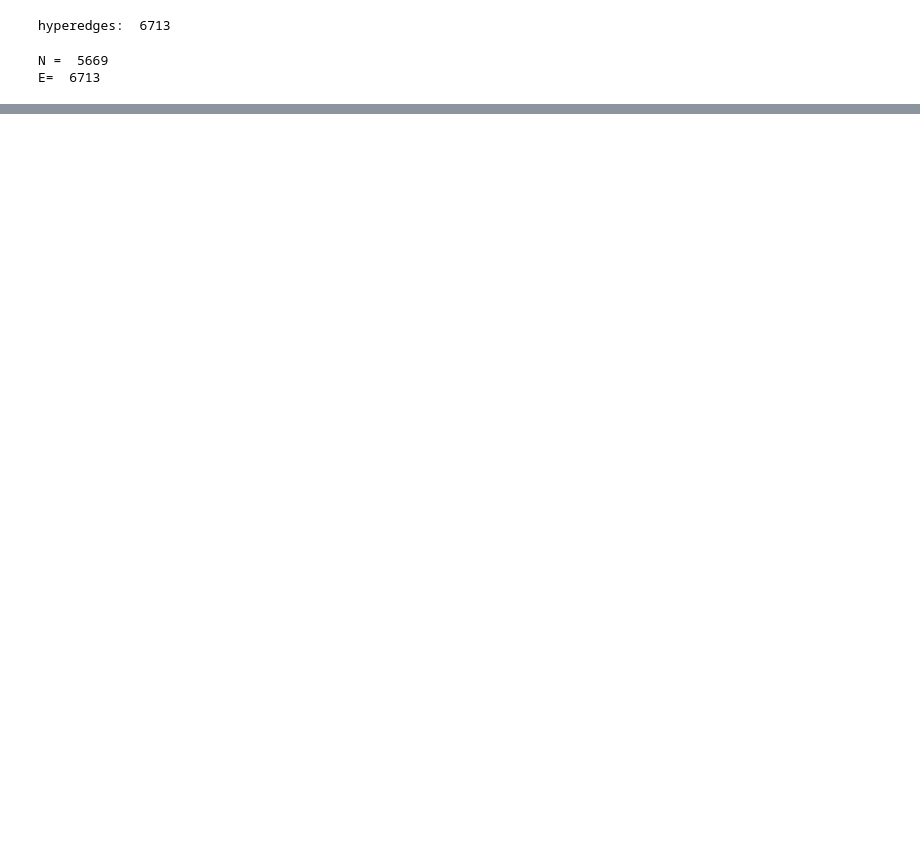
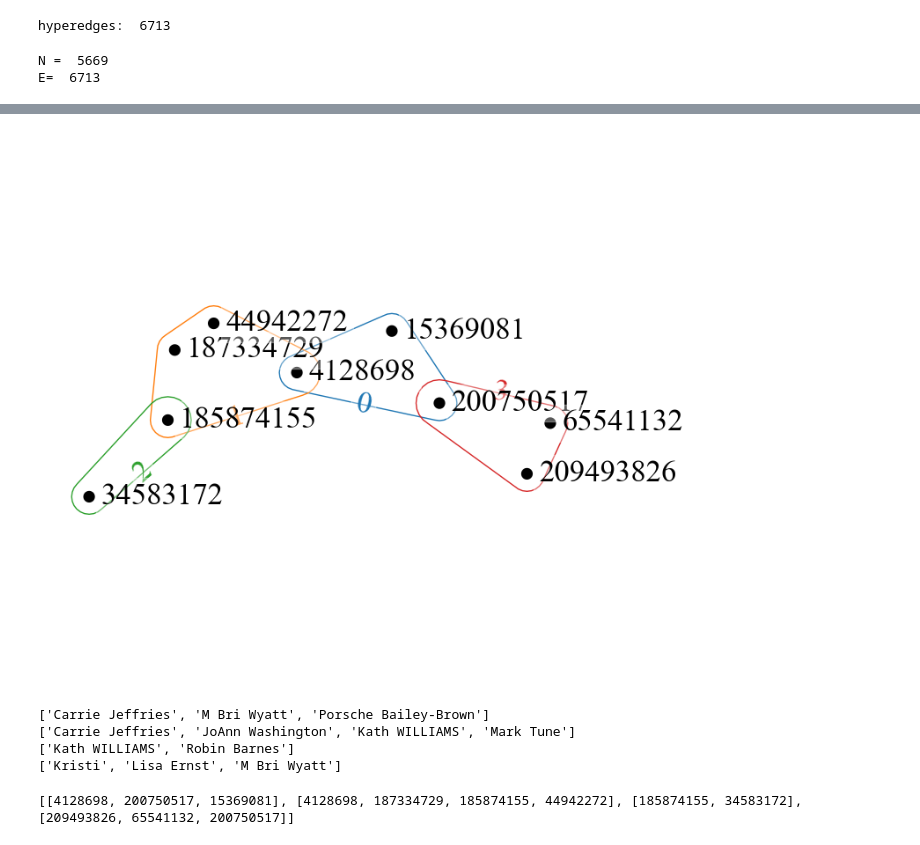
Before and after one commit to toggled/vldbsubmission, a Jupyter notebook: notebooks/meetup.ipynb, the cells around one changed output, grey strips where cells are left out. Saved outputs shown, nothing was run; the diff lists cells and outputs as text; code cells hidden in the pictures; blank space fills up the shorter version.

```diff
--- a/notebooks/meetup.ipynb
+++ b/notebooks/meetup.ipynb
@@ -110,0 +169,19 @@ KeyboardInterrupt:
+# %%
+Hy = hnx.Hypergraph({i: x for i,x in enumerate(Ecand[4])})
+hnx.draw(Hy)
+plt.show()
+plt.close()
+for e in Ecand[4]:
+    deanon = [member_names[m] for m in e]
+        # print(member_names[m])
+    print(deanon)
+# %% [output]
+[figure, added]
+['Carrie Jeffries', 'M Bri Wyatt', 'Porsche Bailey-Brown']
+['Carrie Jeffries', 'JoAnn Washington', 'Kath WILLIAMS', 'Mark Tune']
+['Kath WILLIAMS', 'Robin Barnes']
+['Kristi', 'Lisa Ernst', 'M Bri Wyatt']
+# %%
+print(Ecand[4])
+# %% [output]
+[[4128698, 200750517, 15369081], [4128698, 187334729, 185874155, 44942272], [185874155, 34583172], [209493826, 65541132, 200750517]]
```
Also changed, not shown: parts of 7 cells of this notebook, 8 other files.
